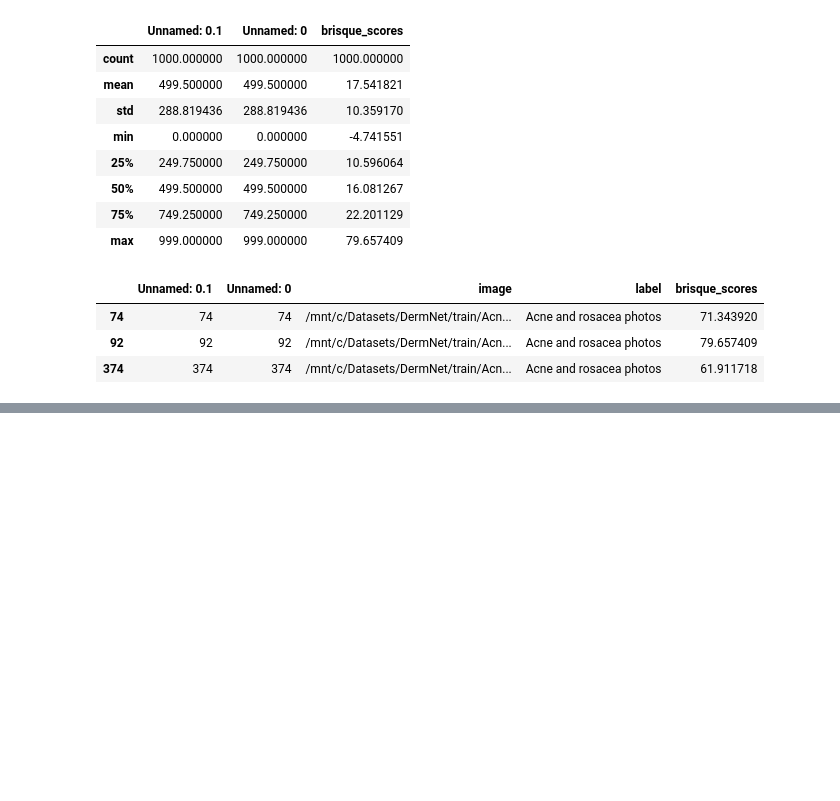
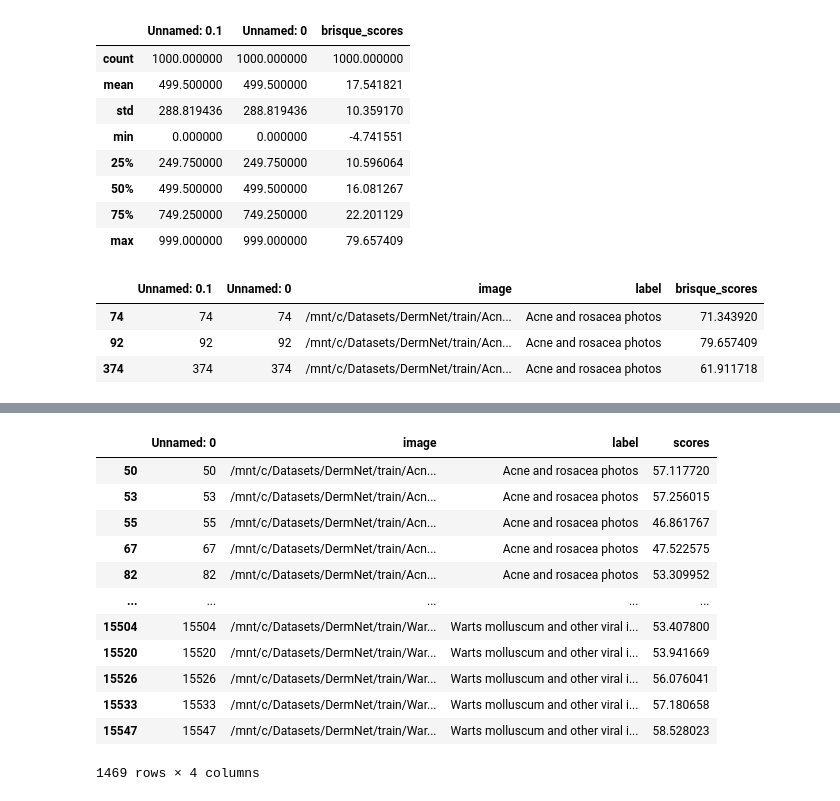
Before and after one commit to HEalth-Starts-Here/ML, a Jupyter notebook: notebooks/iqa.ipynb, the cells around one changed output, grey strips where cells are left out. Cells and saved outputs as stored; diff of their text form; code cells hidden in the pictures; blank space fills up the shorter version.

```diff
--- a/notebooks/iqa.ipynb
+++ b/notebooks/iqa.ipynb
@@ -152,0 +214,3 @@ Image.open(ds_b.iloc[374].image)
+# %%
+ds_h = pd.read_csv("/home/ilya/documents/HESH/ML/data/processed/images_h2.csv")
+ds_h.describe()
@@ -152,0 +227,16 @@ Image.open(ds_b.iloc[374].image)
+# %%
+ds_h[ds_h["scores"] < 60]
+# %% [output]
+|  | Unnamed: 0 | image | label | scores |
+| 50 | 50 | /mnt/c/Datasets/DermNet/train/Acn... | Acne and rosacea photos | 57.117720 |
+| 53 | 53 | /mnt/c/Datasets/DermNet/train/Acn... | Acne and rosacea photos | 57.256015 |
+| 55 | 55 | /mnt/c/Datasets/DermNet/train/Acn... | Acne and rosacea photos | 46.861767 |
+| 67 | 67 | /mnt/c/Datasets/DermNet/train/Acn... | Acne and rosacea photos | 47.522575 |
+| 82 | 82 | /mnt/c/Datasets/DermNet/train/Acn... | Acne and rosacea photos | 53.309952 |
+| ... | ... | ... | ... | ... |
+| 15504 | 15504 | /mnt/c/Datasets/DermNet/train/War... | Warts molluscum and other viral i... | 53.407800 |
+| 15520 | 15520 | /mnt/c/Datasets/DermNet/train/War... | Warts molluscum and other viral i... | 53.941669 |
+| 15526 | 15526 | /mnt/c/Datasets/DermNet/train/War... | Warts molluscum and other viral i... | 56.076041 |
+| 15533 | 15533 | /mnt/c/Datasets/DermNet/train/War... | Warts molluscum and other viral i... | 57.180658 |
+| 15547 | 15547 | /mnt/c/Datasets/DermNet/train/War... | Warts molluscum and other viral i... | 58.528023 |
+1469 rows × 4 columns
```
Also changed, not shown: parts of 6 cells of this notebook, 1 other file.
